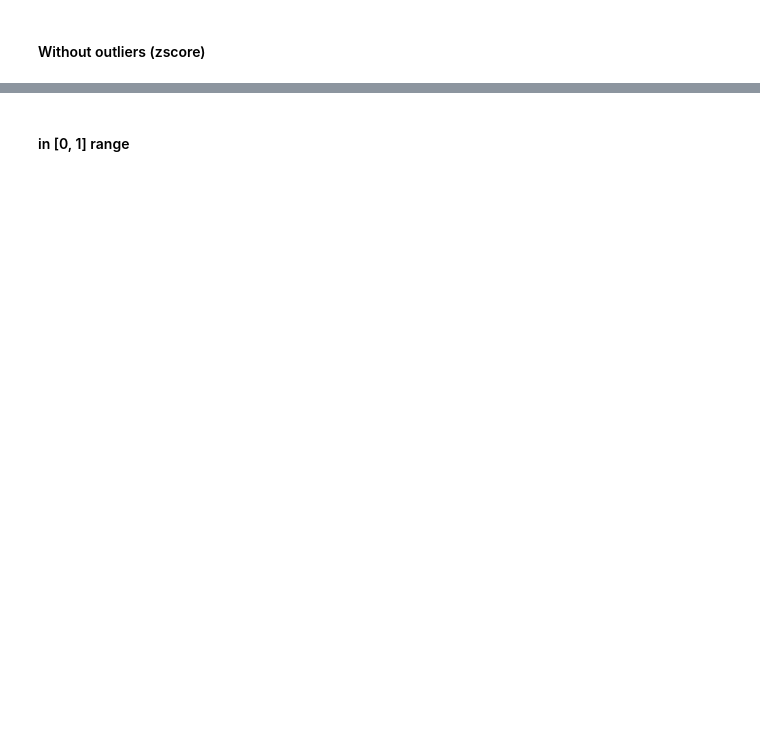
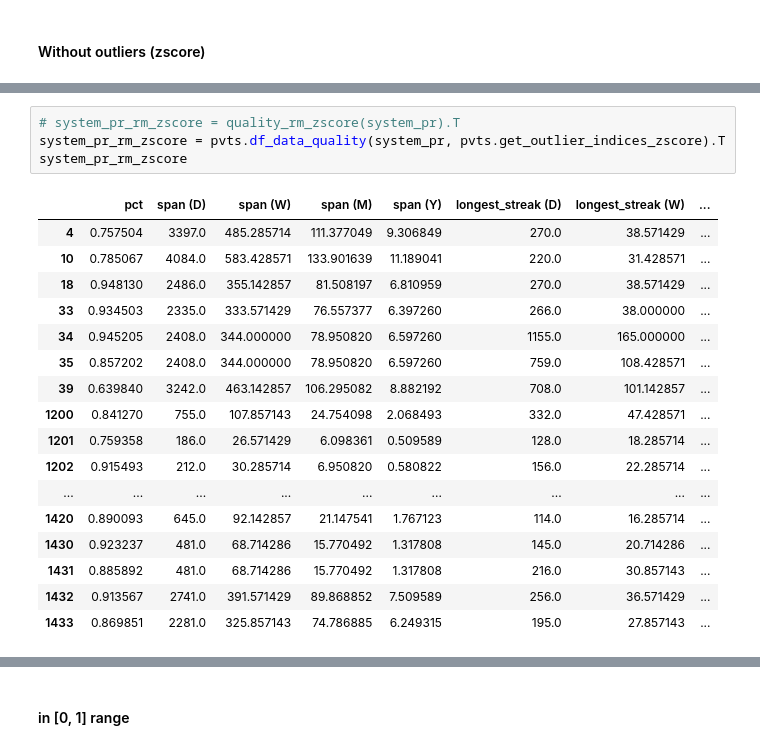
Before and after one commit to hackingmaterials/duramat, a Jupyter notebook: PVDAQ/pvdaq_data_quality.ipynb, the cells around one changed output, grey strips where cells are left out. Cells and saved outputs as stored; diff of their text form; blank space fills up the shorter version.

```diff
--- a/PVDAQ/pvdaq_data_quality.ipynb
+++ b/PVDAQ/pvdaq_data_quality.ipynb
@@ -204,0 +141,22 @@ df
+# %%
+# system_pr_rm_zscore = quality_rm_zscore(system_pr).T
+system_pr_rm_zscore = pvts.df_data_quality(system_pr, pvts.get_outlier_indices_zscore).T
+system_pr_rm_zscore
+# %% [output]
+|  | pct | span (D) | span (W) | span (M) | span (Y) | longest_streak (D) | longest_streak (W) | ... |
+| 4 | 0.757504 | 3397.0 | 485.285714 | 111.377049 | 9.306849 | 270.0 | 38.571429 | ... |
+| 10 | 0.785067 | 4084.0 | 583.428571 | 133.901639 | 11.189041 | 220.0 | 31.428571 | ... |
+| 18 | 0.948130 | 2486.0 | 355.142857 | 81.508197 | 6.810959 | 270.0 | 38.571429 | ... |
+| 33 | 0.934503 | 2335.0 | 333.571429 | 76.557377 | 6.397260 | 266.0 | 38.000000 | ... |
+| 34 | 0.945205 | 2408.0 | 344.000000 | 78.950820 | 6.597260 | 1155.0 | 165.000000 | ... |
+| 35 | 0.857202 | 2408.0 | 344.000000 | 78.950820 | 6.597260 | 759.0 | 108.428571 | ... |
+| 39 | 0.639840 | 3242.0 | 463.142857 | 106.295082 | 8.882192 | 708.0 | 101.142857 | ... |
+| 1200 | 0.841270 | 755.0 | 107.857143 | 24.754098 | 2.068493 | 332.0 | 47.428571 | ... |
+| 1201 | 0.759358 | 186.0 | 26.571429 | 6.098361 | 0.509589 | 128.0 | 18.285714 | ... |
+| 1202 | 0.915493 | 212.0 | 30.285714 | 6.950820 | 0.580822 | 156.0 | 22.285714 | ... |
+| ... | ... | ... | ... | ... | ... | ... | ... | ... |
+| 1420 | 0.890093 | 645.0 | 92.142857 | 21.147541 | 1.767123 | 114.0 | 16.285714 | ... |
+| 1430 | 0.923237 | 481.0 | 68.714286 | 15.770492 | 1.317808 | 145.0 | 20.714286 | ... |
+| 1431 | 0.885892 | 481.0 | 68.714286 | 15.770492 | 1.317808 | 216.0 | 30.857143 | ... |
+| 1432 | 0.913567 | 2741.0 | 391.571429 | 89.868852 | 7.509589 | 256.0 | 36.571429 | ... |
+| 1433 | 0.869851 | 2281.0 | 325.857143 | 74.786885 | 6.249315 | 195.0 | 27.857143 | ... |
```
Also changed, not shown: parts of 82 cells of this notebook, 7 other files.
